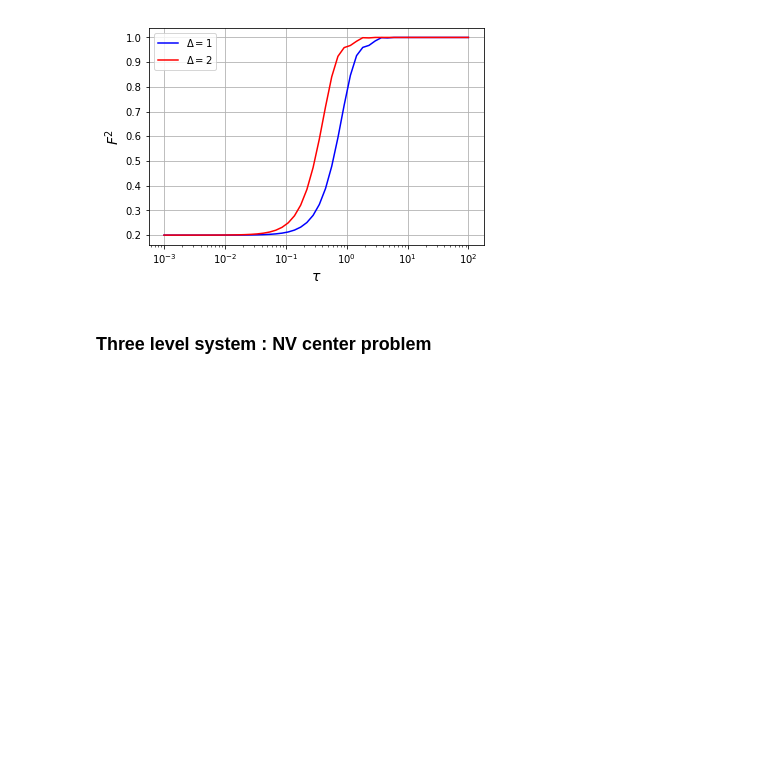
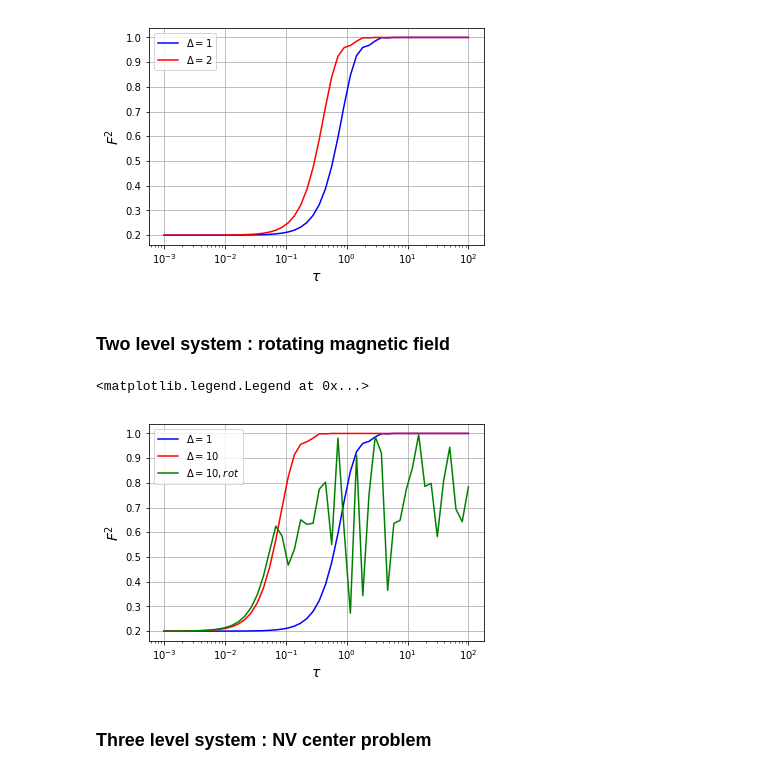
Before and after one commit to alexandreday/counterdiabatic-driving, a Jupyter notebook: expt project NV center/jupyter_code/dynamics.ipynb, the cells around one changed output. Cells and saved outputs as stored; diff of their text form; code cells hidden in the pictures; blank space fills up the shorter version.

Commit message:
rotating B

```diff
--- a/expt project NV center/jupyter_code/dynamics.ipynb
+++ b/expt project NV center/jupyter_code/dynamics.ipynb
@@ -127,3 +127,5 @@ plt.legend(loc='best')
 plt.savefig("fidelity_LZ.eps")
 # %% [output]
 [figure]
+# %% [markdown]
+### Two level system : rotating magnetic field
@@ -129,0 +148,45 @@ plt.savefig("fidelity_LZ.eps")
+# %%
+def fidelity(t,psi, Ham):
+    energy,evector=Ham.eigh(time=t)
+    psi_gs=evector[:,0]
+    return np.abs(np.vdot(psi_gs,psi))**2
+# %%
+tau_arr_del1=np.logspace(-3,2,50)
+Delta=1.0
+fidelity_arr_del1=np.zeros(len(tau_arr_del1))
+energy_es=np.zeros(len(tau_arr_del1))
+for i in range(len(tau_arr_del1)):
+    tau=tau_arr_del1[i]
+    ti=-tau
+    tf=tau
+    H=Ham(tau, Delta)
+    E,V=H.eigh(time=ti)
+    psi0=V[:,0] #ground state of t=ti hamiltonian
+    psi = H.evolve(psi0,ti,tf) # evolution of time
+    fidelity_arr_del1[i]=fidelity(tf,psi, H)
+# %%
+tau_arr_del10=np.logspace(-3,2,50)
+Delta=10.0
+fidelity_arr_del10=np.zeros(len(tau_arr_del10))
+energy_es=np.zeros(len(tau_arr_del10))
+for i in range(len(tau_arr_del1)):
+    tau=tau_arr_del10[i]
+    ti=-tau
+    tf=tau
+    H=Ham(tau, Delta)
+    E,V=H.eigh(time=ti)
+    psi0=V[:,0] #ground state of t=ti hamiltonian
+    psi = H.evolve(psi0,ti,tf) # evolution of time
+    fidelity_arr_del10[i]=fidelity(tf,psi, H)
+# %%
+plt.semilogx(tau_arr_del1, fidelity_arr_del1, 'b-', label=r'$\Delta=1$')
+plt.semilogx(tau_arr_del10, fidelity_arr_del10, 'r-', label=r'$\Delta=10$')
+plt.semilogx(tau_arr_del10_rot, fidelity_arr_del10_rot, 'g-', label=r'$\Delta=10, rot$')
+plt.xlabel(r'$\tau$', fontsize=14)
+plt.ylabel(r'$F^2$', fontsize=14)
+plt.grid()
+plt.legend(loc='best')
+#plt.savefig("fidelity_LZ.eps")
+# %% [output]
+<matplotlib.legend.Legend at 0x...>
+[figure, added]
```
Also changed, not shown: parts of 18 cells of this notebook, 13 other files.
